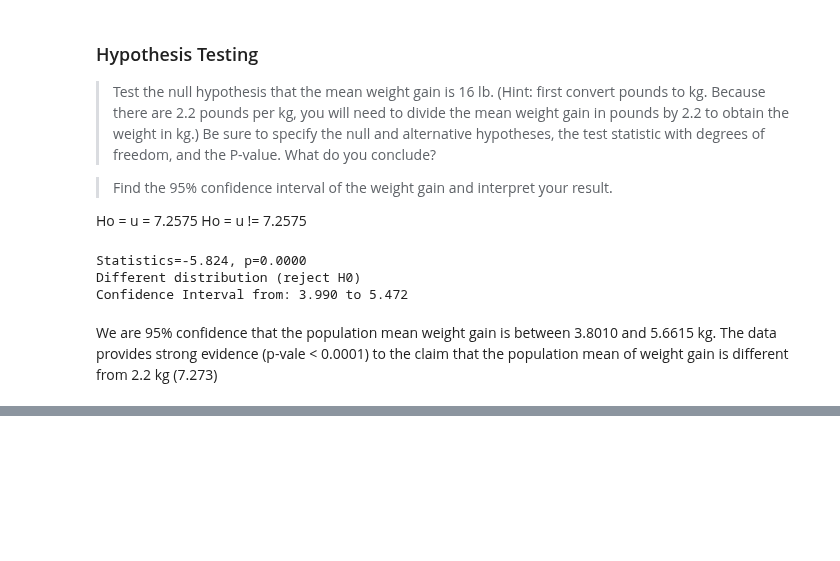
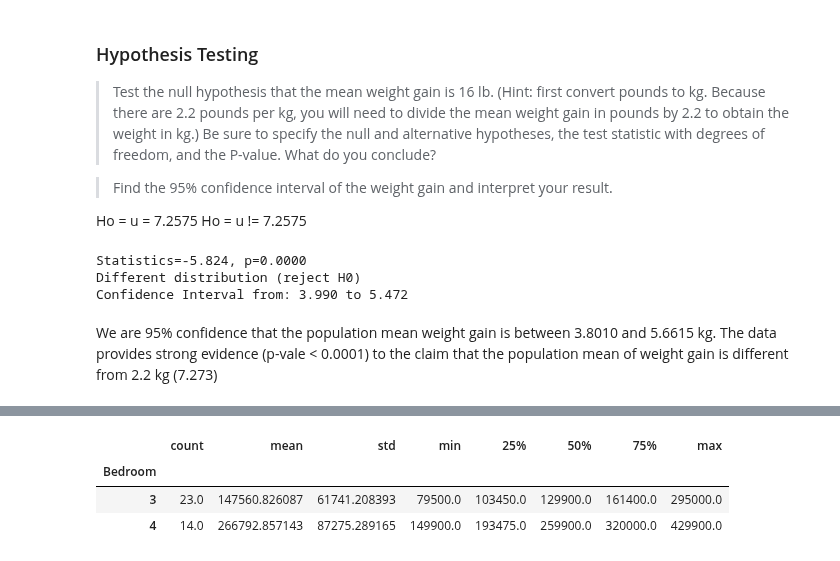
Before and after one commit to naivelogic/Machine_Learning_Notebooks, a Jupyter notebook: Data_Science/Stats Foundation/[lab] Two-Sample CI and HT.ipynb, the cells around one changed output, grey strips where cells are left out. Drawn from its saved outputs; the diff is of its cells as text; code cells hidden in the pictures; blank space fills up the shorter version.

```diff
--- a/Data_Science/Stats Foundation/[lab] Two-Sample CI and HT.ipynb
+++ b/Data_Science/Stats Foundation/[lab] Two-Sample CI and HT.ipynb
@@ -152,0 +163,8 @@ We are 95% confidence that the population mean weight gain is between 3.8010 and
+# %%
+house = pd.read_table("./data/houseprice.txt")
+house.groupby("Bedroom")['Price'].describe()
+# %% [output]
+|  | count | mean | std | min | 25% | 50% | 75% | max |
+| Bedroom |  |  |  |  |  |  |  |  |
+| 3 | 23.0 | 147560.826087 | 61741.208393 | 79500.0 | 103450.0 | 129900.0 | 161400.0 | 295000.0 |
+| 4 | 14.0 | 266792.857143 | 87275.289165 | 149900.0 | 193475.0 | 259900.0 | 320000.0 | 429900.0 |
```
Also changed, not shown: parts of 9 cells of this notebook.
